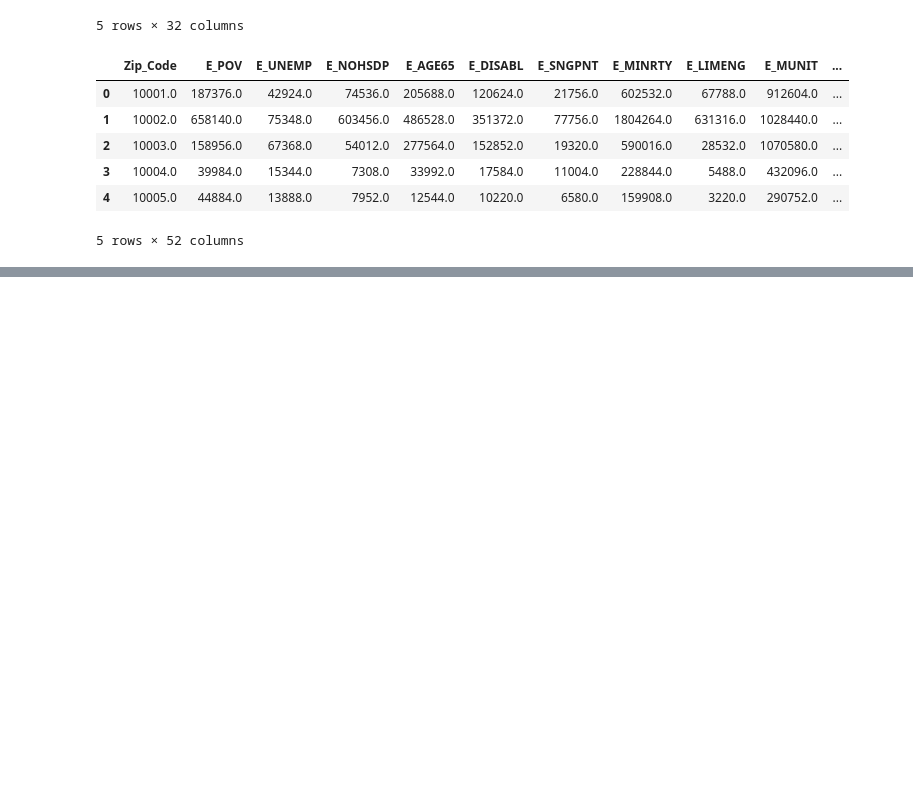
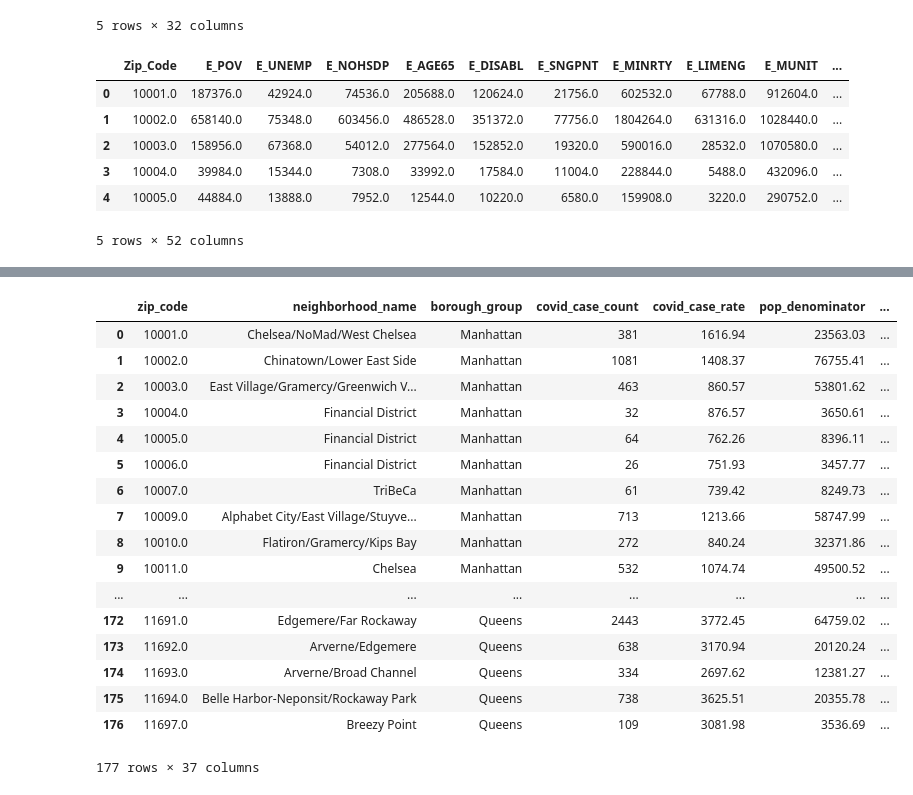
Before and after one commit to LilyTruong2291/COVID19-in-NYC, a Jupyter notebook: data_cleaning.ipynb, the cells around one changed output, grey strips where cells are left out. Cells and saved outputs as stored; diff of their text form; code cells hidden in the pictures; blank space fills up the shorter version.

```diff
--- a/data_cleaning.ipynb
+++ b/data_cleaning.ipynb
@@ -545 +748,10 @@ memory usage: 41.5+ KB
+# %%
+# Normalize the columns for 100,000 per Zip_Code
+hospital_demographic = df3[[ 'COUNT PUBLIC ASSISTANCE TOTAL',
+       'total_ed_visits', 'ili_pne_visits', 'ili_pne_admissions']]
+
+for i in hospital_demographic:
+    i_rate = i + "_rate"
+    rate = 10000
+    df3[i_rate] = rate*df3[i]/ df3['pop_est']
 # %%
@@ -554,0 +778,7 @@ df3.head()
+# %%
+# Drop these columns
+df4 = df3.drop(['E_POV', 'E_UNEMP', 'E_NOHSDP', 'E_AGE65', 'E_DISABL', 'E_SNGPNT', 'E_MINRTY',
+       'E_LIMENG', 'E_MUNIT', 'E_MOBILE', 'E_CROWD', 'E_NOVEH', 'E_GROUPQ', 'COPD',
+       'Coronary Heart Disease', 'Diabetes', 'High Blood Pressure', 'Obesity',
+       'Chronic Kidney Disease', 'COUNT PUBLIC ASSISTANCE TOTAL',
+       'total_ed_visits', 'ili_pne_visits', 'ili_pne_admissions',], axis=1)
@@ -554,0 +842,2 @@ df3.head()
+# %%
+df4.columns = map(str.lower, df4.columns)
@@ -554,0 +854,3 @@ df3.head()
+# %%
+df4 = df4.rename(columns={'coronary heart disease_rate': 'coronary_heart_disease_rate',
+       'high blood pressure_rate': 'high_blood pressure_rate', 'chronic kidney disease_rate': 'chronic_kidney_disease_rate', 'count public assistance total_rate':'public_assistance_total_rate'})
@@ -554,0 +873,22 @@ df3.head()
+# %%
+df4[df4[:-4]==" "] = np.NaN
+df4.fillna(-1)
+# %% [output]
+|  | zip_code | neighborhood_name | borough_group | covid_case_count | covid_case_rate | pop_denominator | ... |
+| 0 | 10001.0 | Chelsea/NoMad/West Chelsea | Manhattan | 381 | 1616.94 | 23563.03 | ... |
+| 1 | 10002.0 | Chinatown/Lower East Side | Manhattan | 1081 | 1408.37 | 76755.41 | ... |
+| 2 | 10003.0 | East Village/Gramercy/Greenwich V... | Manhattan | 463 | 860.57 | 53801.62 | ... |
+| 3 | 10004.0 | Financial District | Manhattan | 32 | 876.57 | 3650.61 | ... |
+| 4 | 10005.0 | Financial District | Manhattan | 64 | 762.26 | 8396.11 | ... |
+| 5 | 10006.0 | Financial District | Manhattan | 26 | 751.93 | 3457.77 | ... |
+| 6 | 10007.0 | TriBeCa | Manhattan | 61 | 739.42 | 8249.73 | ... |
+| 7 | 10009.0 | Alphabet City/East Village/Stuyve... | Manhattan | 713 | 1213.66 | 58747.99 | ... |
+| 8 | 10010.0 | Flatiron/Gramercy/Kips Bay | Manhattan | 272 | 840.24 | 32371.86 | ... |
+| 9 | 10011.0 | Chelsea | Manhattan | 532 | 1074.74 | 49500.52 | ... |
+| ... | ... | ... | ... | ... | ... | ... | ... |
+| 172 | 11691.0 | Edgemere/Far Rockaway | Queens | 2443 | 3772.45 | 64759.02 | ... |
+| 173 | 11692.0 | Arverne/Edgemere | Queens | 638 | 3170.94 | 20120.24 | ... |
+| 174 | 11693.0 | Arverne/Broad Channel | Queens | 334 | 2697.62 | 12381.27 | ... |
+| 175 | 11694.0 | Belle Harbor-Neponsit/Rockaway Park | Queens | 738 | 3625.51 | 20355.78 | ... |
+| 176 | 11697.0 | Breezy Point | Queens | 109 | 3081.98 | 3536.69 | ... |
+177 rows × 37 columns
```
Also changed, not shown: parts of 48 cells of this notebook.
